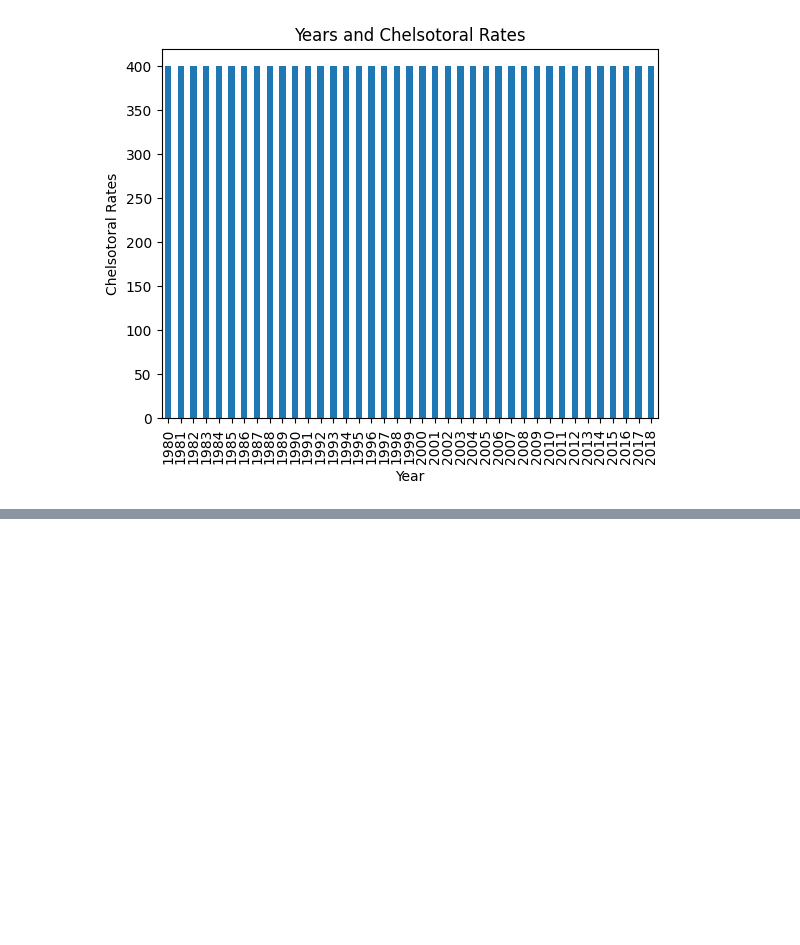
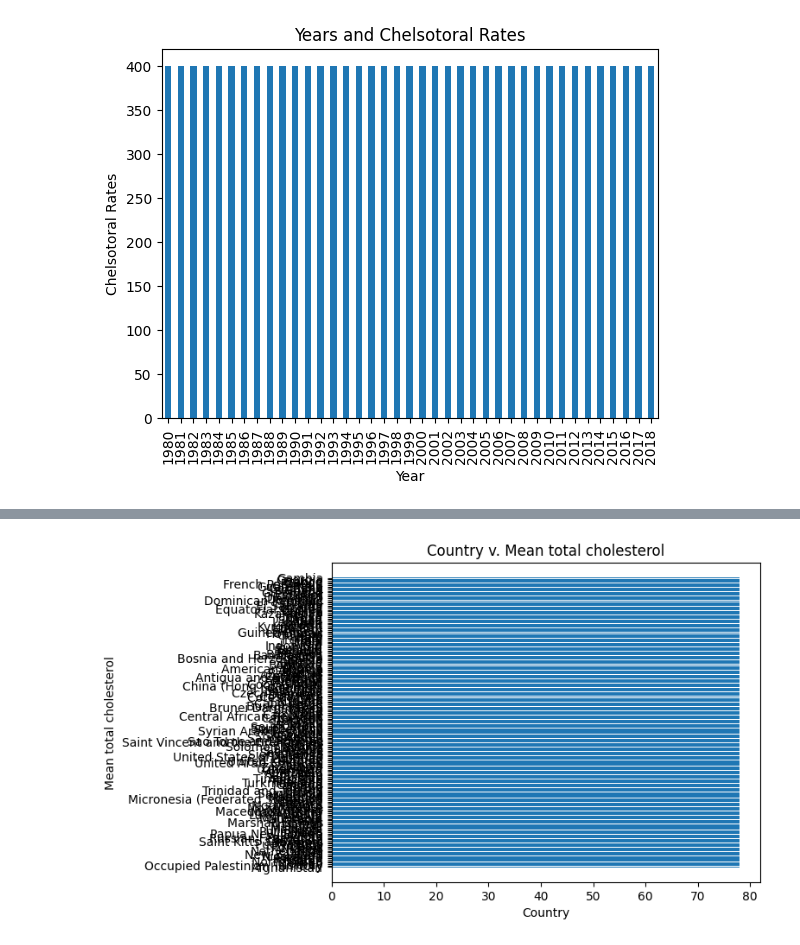
Before and after one commit to muminat58/dsrp_2026, a Jupyter notebook: DSPR_2026_Muminat.ipynb, the cells around one changed output, grey strips where cells are left out. Cells and saved outputs as stored; diff of their text form; code cells hidden in the pictures; blank space fills up the shorter version.

```diff
--- a/DSPR_2026_Muminat.ipynb
+++ b/DSPR_2026_Muminat.ipynb
@@ -114,0 +128,12 @@ plt.show()
+# %%
+counts = df["Country/Region/World"].value_counts()
+
+plt.barh(counts.index, counts.values)
+
+plt.title("Country v. Mean total cholesterol")
+plt.xlabel("Country")
+plt.ylabel("Mean total cholesterol")
+
+plt.show()
+# %% [output]
+[figure, added]
```
Also changed, not shown: parts of 12 cells of this notebook.
